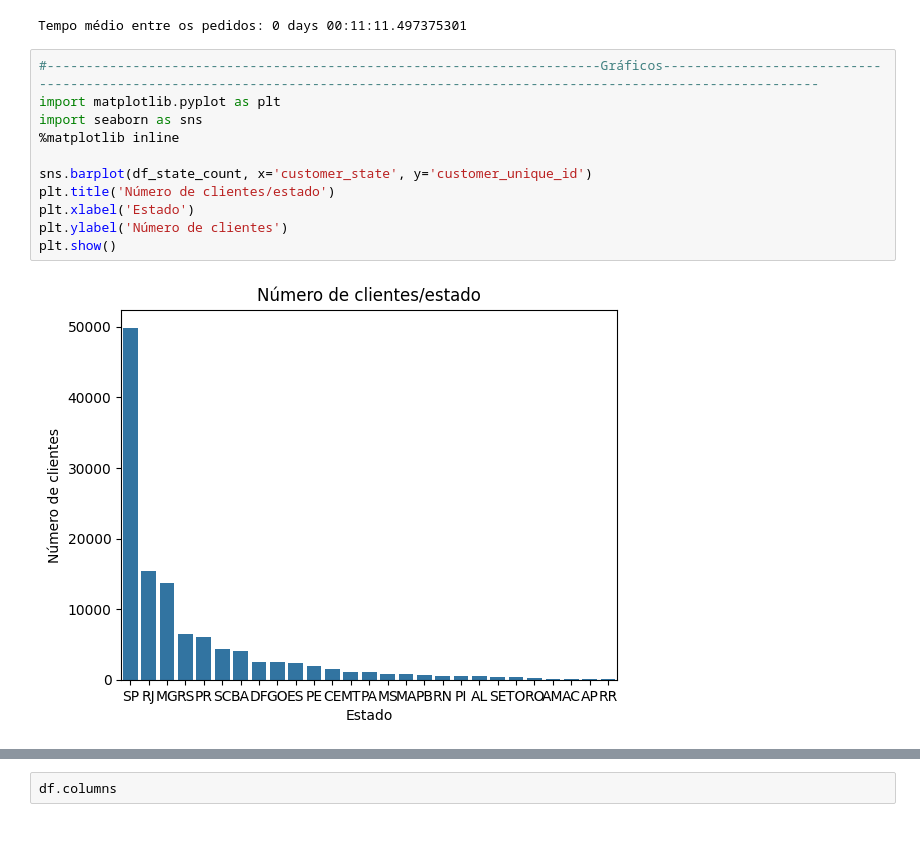
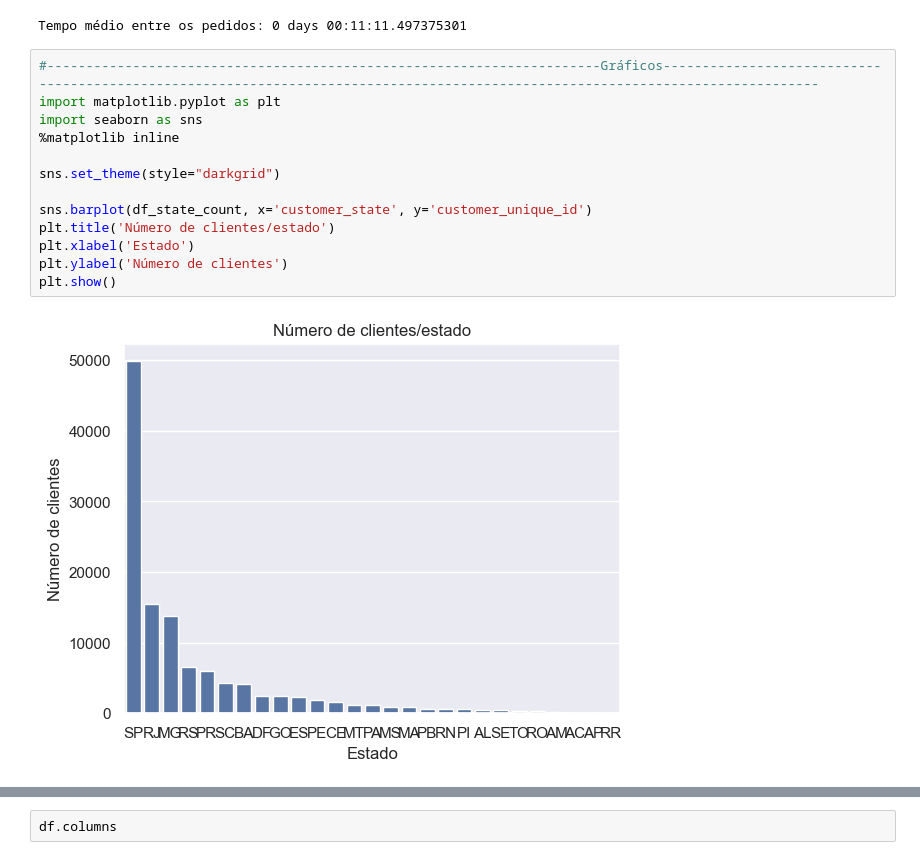
Before and after one commit to olavodd42/analise_exploratoria_olist, a Jupyter notebook: notebook.ipynb, the cells around one changed output, grey strips where cells are left out. Saved outputs shown, nothing was run; the diff lists cells and outputs as text; blank space fills up the shorter version.

```diff
--- a/notebook.ipynb
+++ b/notebook.ipynb
@@ -385,16 +385,18 @@ Tempo médio entre os pedidos: 0 days 00:11:11.497375301
 # %%
 #-----------------------------------------------------------------------Gráficos--------------------------------------------------------------------------------------------------------------------------------
 import matplotlib.pyplot as plt
 import seaborn as sns
 %matplotlib inline
 
+sns.set_theme(style="darkgrid")
+
 sns.barplot(df_state_count, x='customer_state', y='customer_unique_id')
 plt.title('Número de clientes/estado')
 plt.xlabel('Estado')
 plt.ylabel('Número de clientes')
 plt.show()
 # %% [output]
-[figure, old version]
+[figure, new version]
 # %%
 sns.barplot(df_region_ticket, x='region', y='payment_value')
 plt.title('Ticket médio por região')
```
Also changed, not shown: parts of 26 cells of this notebook.
